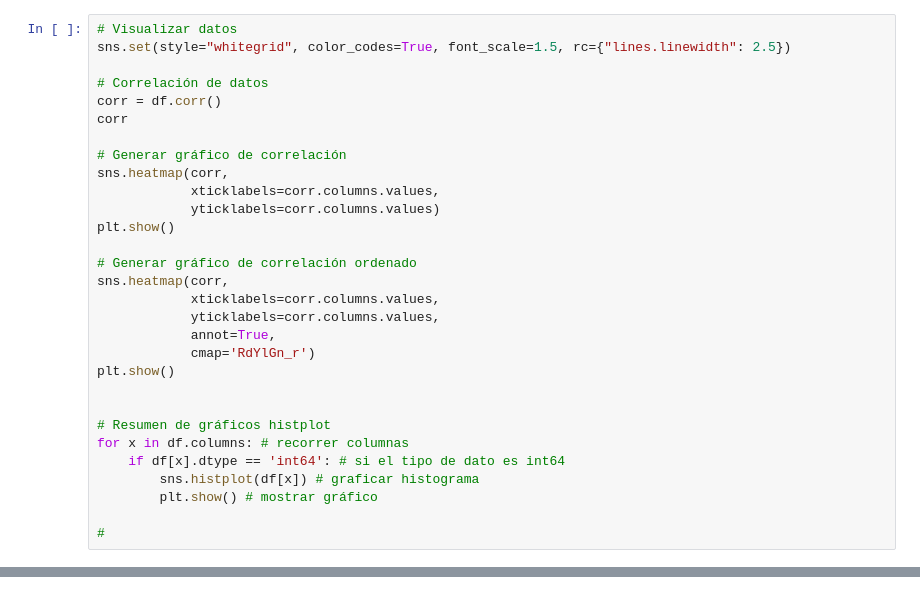
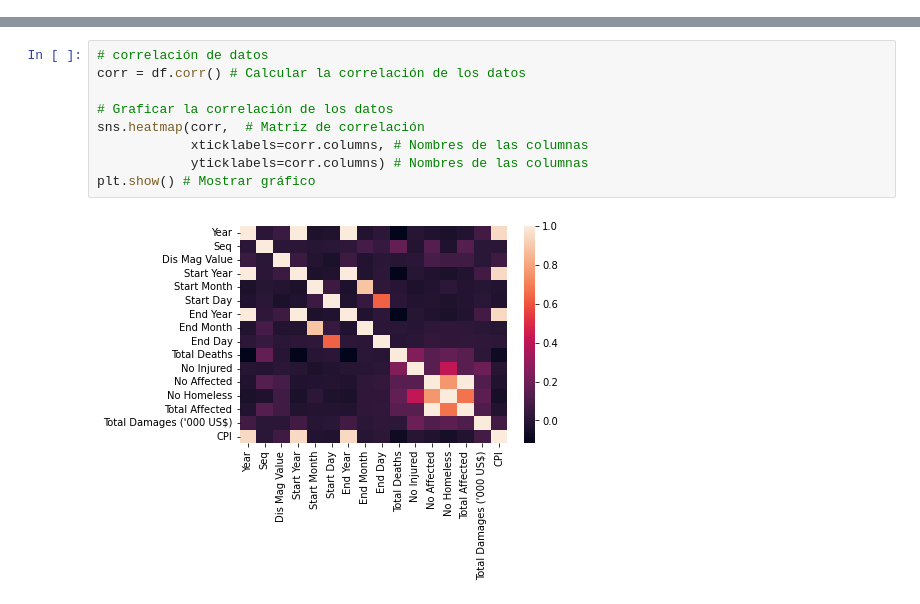
Before and after one commit to marloni/estudio_clima, a Jupyter notebook: estudio.ipynb, the cells around one changed output, grey strips where cells are left out. Saved outputs shown, nothing was run; the diff lists cells and outputs as text.

```diff
--- a/estudio.ipynb
+++ b/estudio.ipynb
@@ -213,30 +183,0 @@ df.head()
-# %%
-# Visualizar datos
-sns.set(style="whitegrid", color_codes=True, font_scale=1.5, rc={"lines.linewidth": 2.5})
-
-# Correlación de datos
-corr = df.corr()
-corr
-
-# Generar gráfico de correlación
-sns.heatmap(corr,
-            xticklabels=corr.columns.values,
-            yticklabels=corr.columns.values)
-plt.show()
-
-# Generar gráfico de correlación ordenado
-sns.heatmap(corr,
-            xticklabels=corr.columns.values,
-            yticklabels=corr.columns.values,
-            annot=True,
-            cmap='RdYlGn_r')
-plt.show()
-
-
-# Resumen de gráficos histplot
-for x in df.columns: # recorrer columnas
-    if df[x].dtype == 'int64': # si el tipo de dato es int64
-        sns.histplot(df[x]) # graficar histograma
-        plt.show() # mostrar gráfico
-
-#
@@ -253,0 +184,11 @@ for x in df.columns: # recorrer columnas
+# %%
+# correlación de datos
+corr = df.corr() # Calcular la correlación de los datos
+
+# Graficar la correlación de los datos
+sns.heatmap(corr,  # Matriz de correlación
+            xticklabels=corr.columns, # Nombres de las columnas
+            yticklabels=corr.columns) # Nombres de las columnas
+plt.show() # Mostrar gráfico
+# %% [output]
+[figure, added]
```
Also changed, not shown: parts of 25 cells of this notebook.
